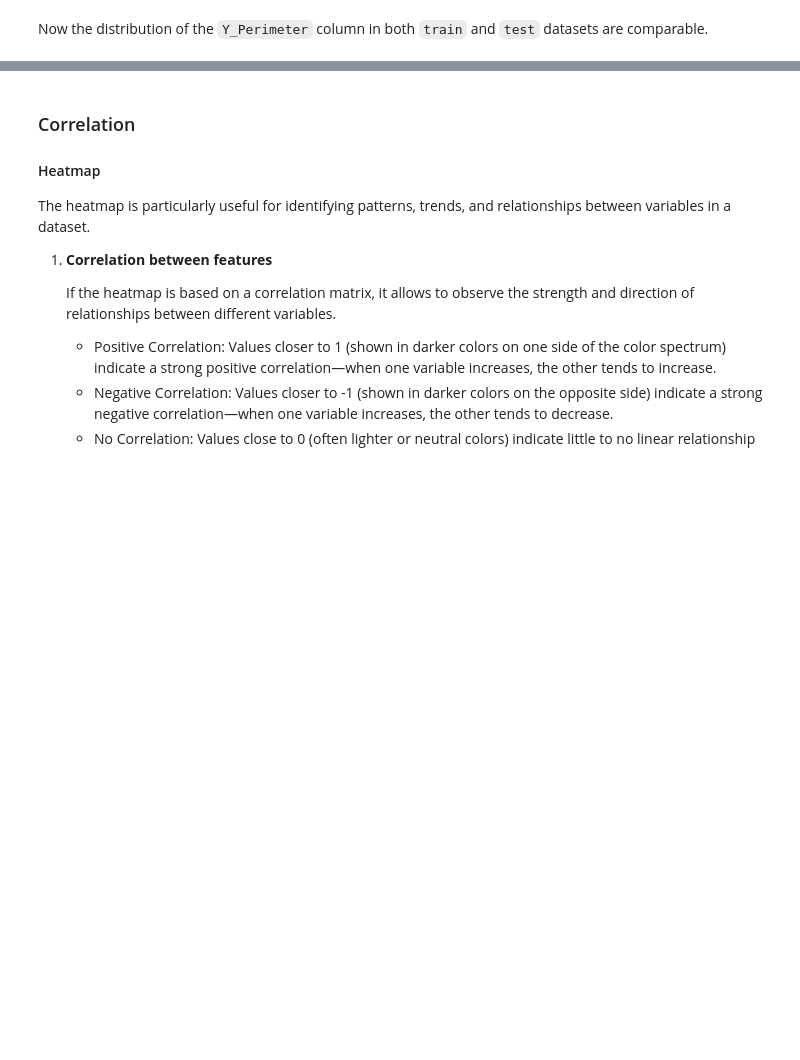
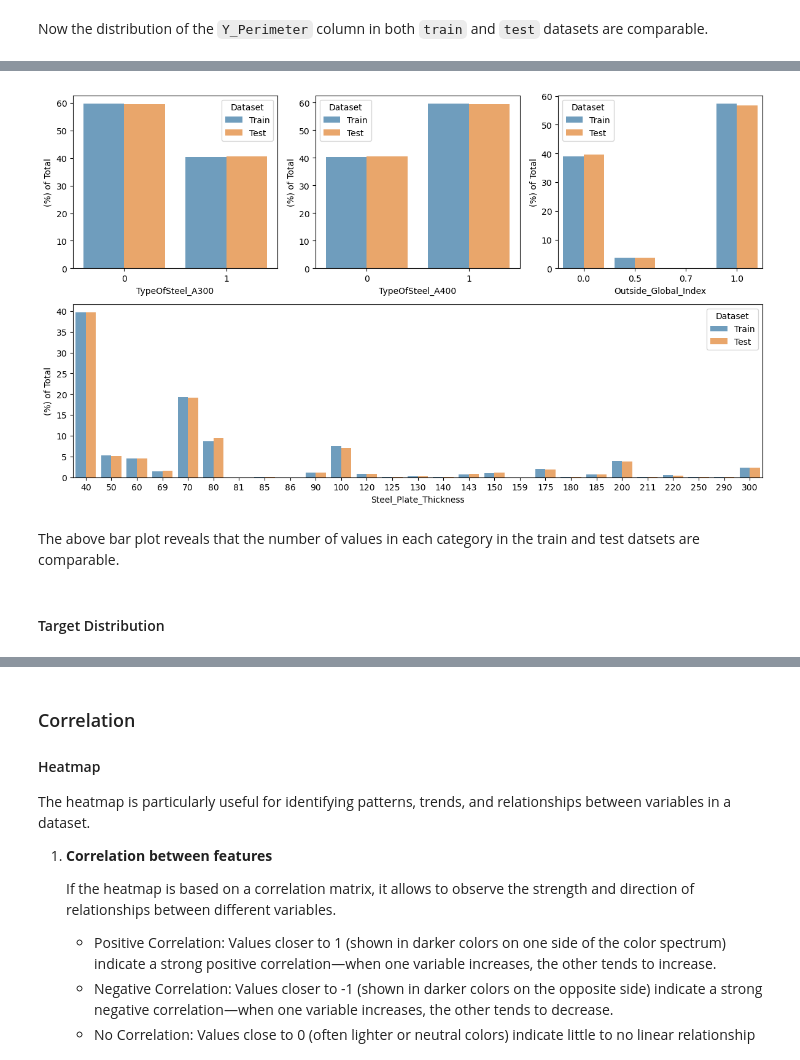
Before and after one commit to hkaragah/kaggle_notebooks, a Jupyter notebook: steel_plate_detection_prediction/steel_plate_detection_prediction.ipynb, the cells around one changed output, grey strips where cells are left out. Cells and saved outputs as stored; diff of their text form; code cells hidden in the pictures; blank space fills up the shorter version.

```diff
--- a/steel_plate_detection_prediction/steel_plate_detection_prediction.ipynb
+++ b/steel_plate_detection_prediction/steel_plate_detection_prediction.ipynb
@@ -427,0 +322,11 @@ plt.show()
+# %%
+cat_cols = ['TypeOfSteel_A300', 'TypeOfSteel_A400', 'Outside_Global_Index', 'Steel_Plate_Thickness']
+
+cat_train = train[cat_cols]
+cat_test = test[cat_cols]
+
+for col in cat_cols:
+    print(f'{col}:')
+    print(f'Train: {cat_train[col].unique()}')
+    print(f'Test: {cat_test[col].unique()}')
+    print()
@@ -427,0 +364,6 @@ plt.show()
+# %%
+cat_df = []
+for col in cat_cols:
+    train_pct = (cat_train[col].value_counts().sort_index()/train.shape[0]*100).round(3)
+    test_pct = (cat_test[col].value_counts().sort_index()/test.shape[0]*100).round(3)
+    cat_df.append(pd.concat([train_pct, test_pct], axis=1, keys=['Train', 'Test']).reset_index())
@@ -427,0 +419,33 @@ plt.show()
+# %%
+def plot_cat_feature(ax, col):
+
+    train_pct = cat_train[col].value_counts().sort_index()/train.shape[0]*100
+    test_pct = cat_test[col].value_counts().sort_index()/test.shape[0]*100
+    df = pd.concat([train_pct, test_pct], axis=0, keys=['Train', 'Test'], names=['Dataset', 'Class']).reset_index()
+
+    sns.barplot(data=df, x='Class', y=str(col), alpha=0.7, hue='Dataset', ax=ax)
+    ax.set_xlabel(f'{col}')
+    ax.set_ylabel(f'(%) of Total')
+# %%
+fig = plt.figure(figsize=(12, 7))
+gs = gridspec.GridSpec(2, 3)
+
+ax1 = plt.subplot(gs[0, 0])
+ax2 = plt.subplot(gs[0, 1])
+ax3 = plt.subplot(gs[0, 2])
+ax4 = plt.subplot(gs[1, :])
+
+plot_cat_feature(ax1, 'TypeOfSteel_A300')
+plot_cat_feature(ax2, 'TypeOfSteel_A400')
+plot_cat_feature(ax3, 'Outside_Global_Index')
+plot_cat_feature(ax4, 'Steel_Plate_Thickness')
+
+plt.tight_layout()
+plt.show()
+# %% [output]
+[figure, added]
+# %% [markdown]
+
+The above bar plot reveals that the number of values in each category in the train and test datsets are comparable.
+# %% [markdown]
+#### Target Distribution
```
Also changed, not shown: parts of 78 cells of this notebook.
